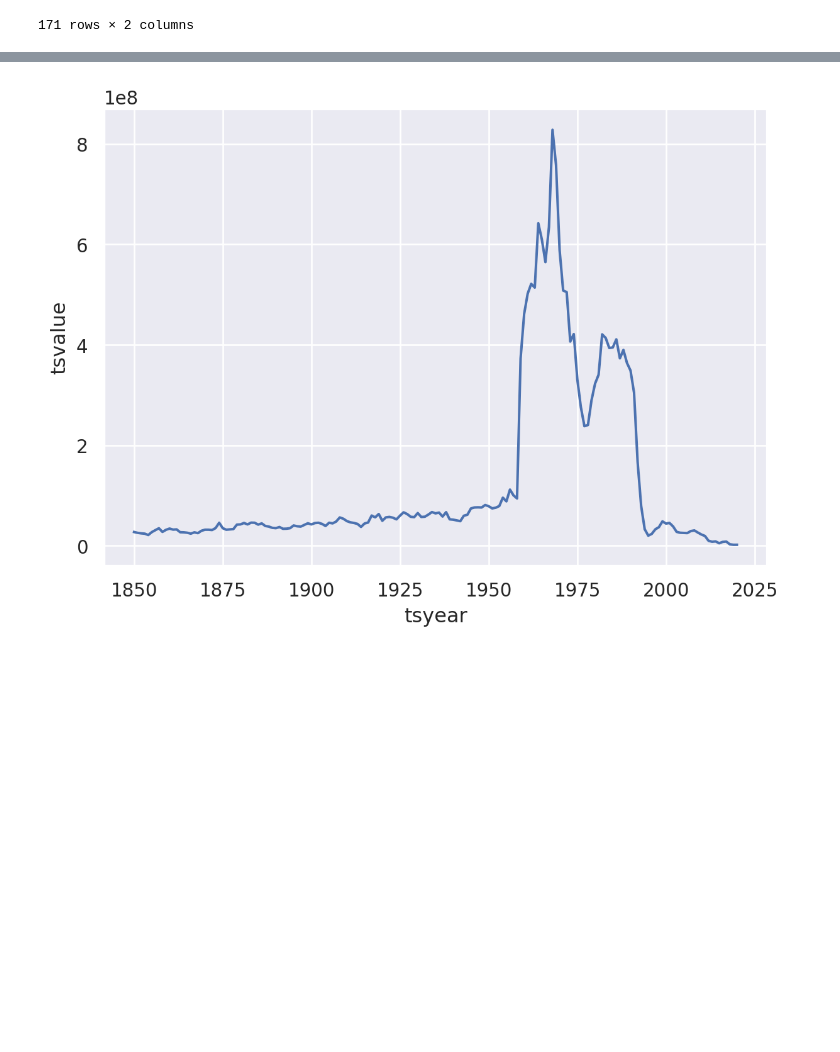
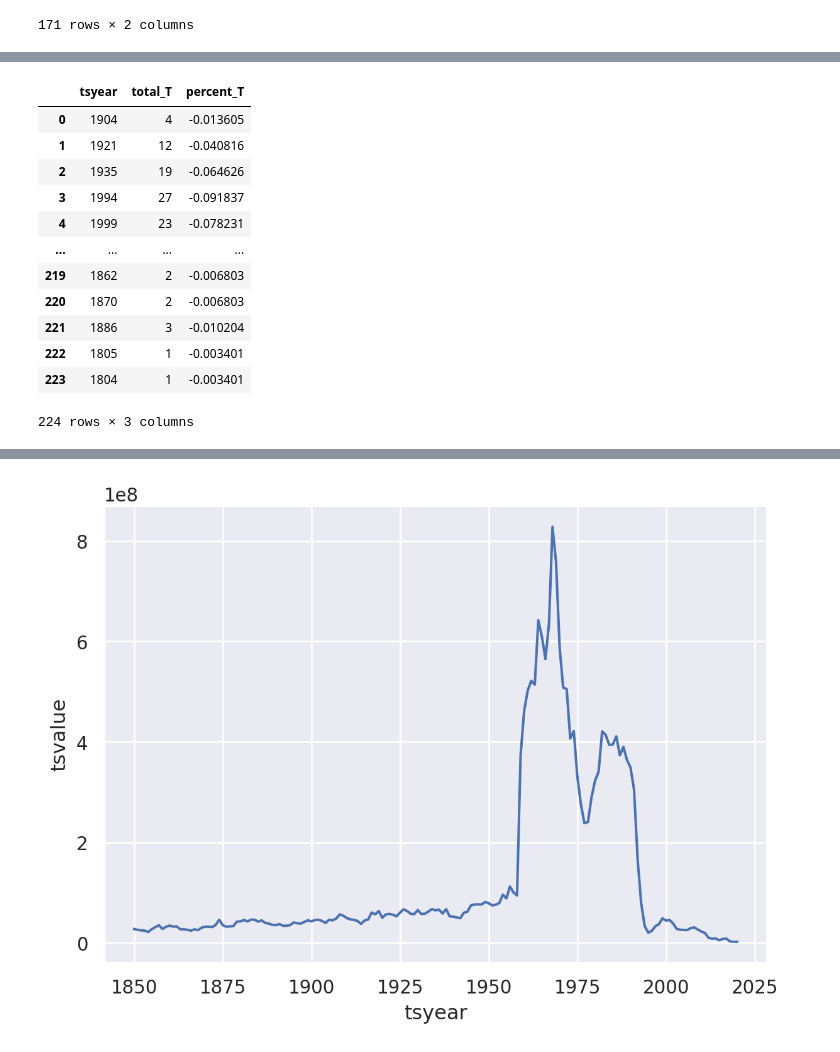
Before and after one commit to espm-288/fish-la-erg-fish, a Jupyter notebook: notebook.ipynb, the cells around one changed output, grey strips where cells are left out. Saved outputs shown, nothing was run; the diff lists cells and outputs as text; code cells hidden in the pictures; blank space fills up the shorter version.

```diff
--- a/notebook.ipynb
+++ b/notebook.ipynb
@@ -245,0 +261,26 @@ percentage_false.execute
+# %%
+
+result = (fish_catch
+          .group_by(_.tsyear)
+          .aggregate(
+              total_T=(_.collapse == 'T').sum()
+          )
+          .mutate(
+              percent_T=(_.total_T / 294 )*(-1) # Create the new column
+          )
+)
+result.execute()
+# %% [output]
+|  | tsyear | total_T | percent_T |
+| 0 | 1904 | 4 | -0.013605 |
+| 1 | 1921 | 12 | -0.040816 |
+| 2 | 1935 | 19 | -0.064626 |
+| 3 | 1994 | 27 | -0.091837 |
+| 4 | 1999 | 23 | -0.078231 |
+| ... | ... | ... | ... |
+| 219 | 1862 | 2 | -0.006803 |
+| 220 | 1870 | 2 | -0.006803 |
+| 221 | 1886 | 3 | -0.010204 |
+| 222 | 1805 | 1 | -0.003401 |
+| 223 | 1804 | 1 | -0.003401 |
+224 rows × 3 columns
```
Also changed, not shown: parts of 15 cells of this notebook.
